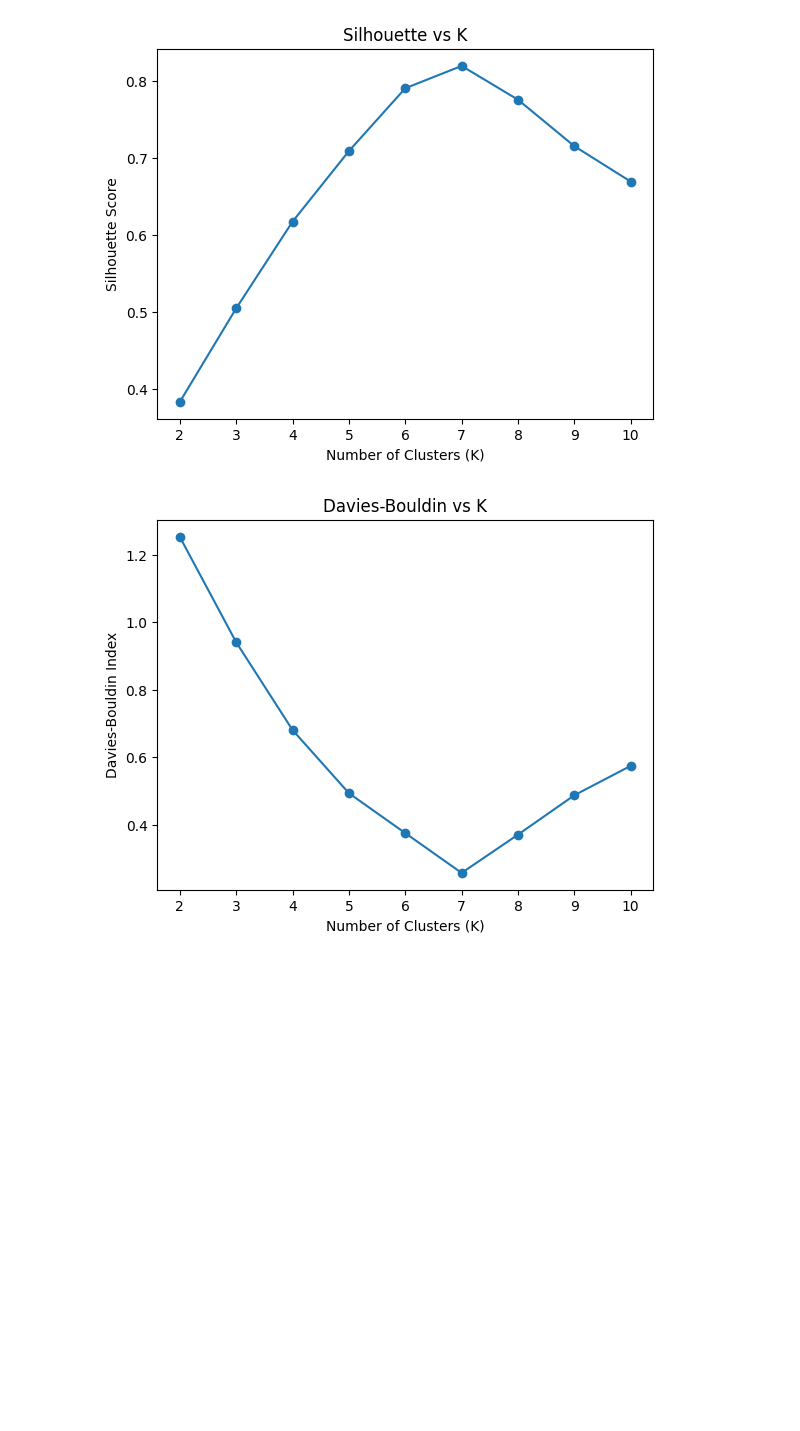
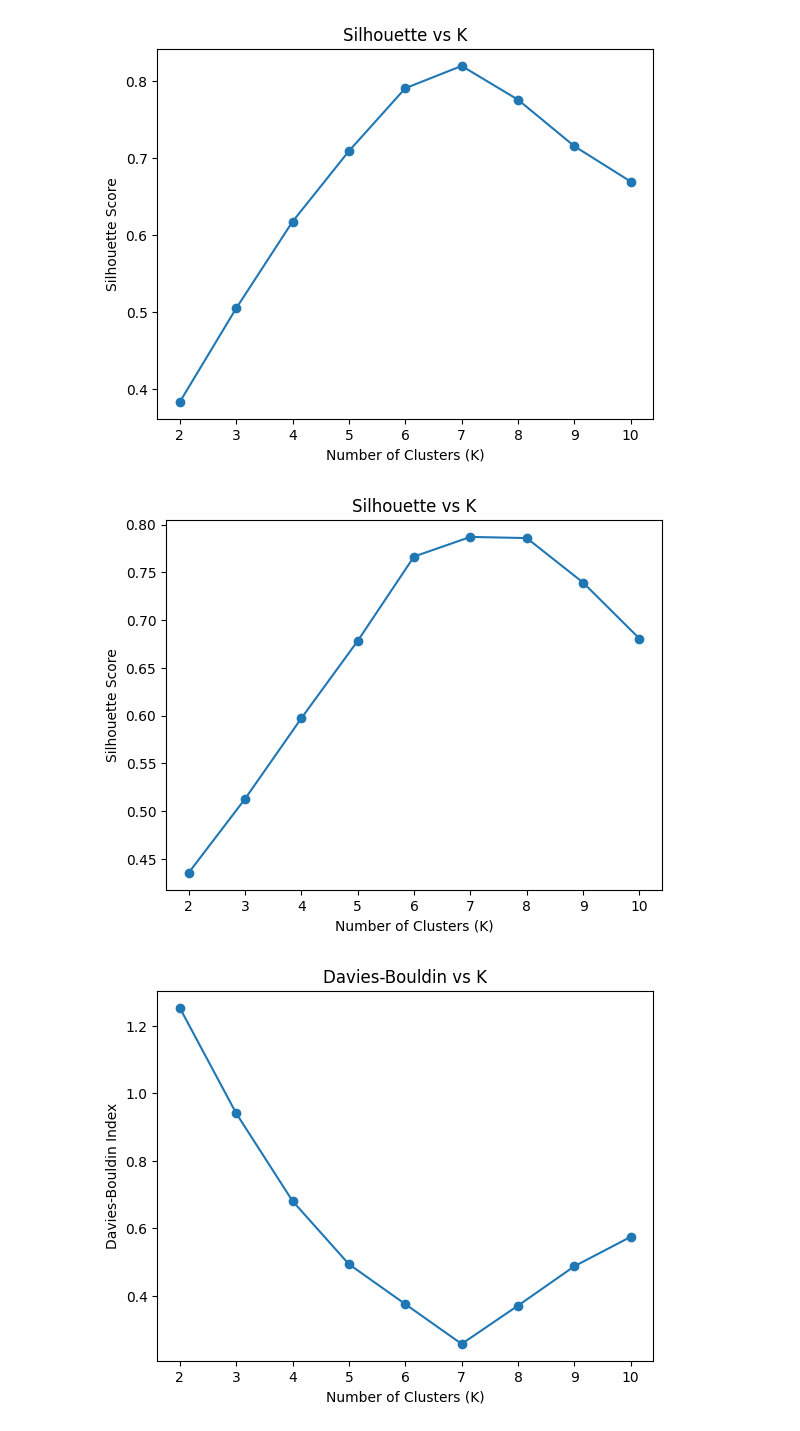
Before and after one commit to Aryan06406/E-Commerce-Customer-Segmentation, a Jupyter notebook: notebooks/3. training.ipynb, the cells around one changed output. Cells and saved outputs as stored; diff of their text form; code cells hidden in the pictures; blank space fills up the shorter version.

```diff
--- a/notebooks/3. training.ipynb
+++ b/notebooks/3. training.ipynb
@@ -136,6 +118,12 @@ plt.show()
 # %%
-features = ['Age', 'Total Spend', 'Days Since Last Purchase', 'Discount Applied', 'Membership Type_Bronze', 'Membership Type_Gold',	'Membership Type_Silver']
+features = ['Age', 'Total Spend', 'Days Since Last Purchase', 'Discount Applied', 'Membership Type_Bronze',
+            'Membership Type_Gold',	'Membership Type_Silver']
 X = X_train[features]
+# %%
+features_2 = ['Age', 'Total Spend', 'Days Since Last Purchase', 'Discount Applied', 'Membership Type_Bronze',
+            'Membership Type_Gold',	'Membership Type_Silver', 'Satisfaction Level_Neutral', 'Satisfaction Level_Satisfied',
+            'Satisfaction Level_Unsatisfied', 'Items Purchased', 'Average Rating']
+X_2 = X_train[features_2]
 # %%
 sil_scores = []
 db_scores  = []
@@ -147,6 +135,17 @@ for k in K:
     sil_scores.append(silhouette_score(X, labels))
     db_scores.append(davies_bouldin_score(X, labels))
     ch_scores.append(calinski_harabasz_score(X, labels))
+# %%
+sil_scores_2 = []
+db_scores_2  = []
+ch_scores_2  = []
+K = range(2, 11)
+for k in K:
+    kmeans = KMeans(n_clusters=k, random_state=42, n_init=10)
+    labels = kmeans.fit_predict(X_2)
+    sil_scores_2.append(silhouette_score(X_2, labels))
+    db_scores_2.append(davies_bouldin_score(X_2, labels))
+    ch_scores_2.append(calinski_harabasz_score(X_2, labels))
 # %%
 plt.plot(K, sil_scores, marker='o')
 plt.xlabel("Number of Clusters (K)")
@@ -155,6 +154,14 @@ plt.title("Silhouette vs K")
 plt.show()
 # %% [output]
 [figure]
+# %%
+plt.plot(K, sil_scores_2, marker='o')
+plt.xlabel("Number of Clusters (K)")
+plt.ylabel("Silhouette Score")
+plt.title("Silhouette vs K")
+plt.show()
+# %% [output]
+[figure, added]
 # %%
 plt.plot(K, db_scores, marker='o')
 plt.xlabel("Number of Clusters (K)")
```
Also changed, not shown: parts of 38 cells of this notebook, 8 other files.
